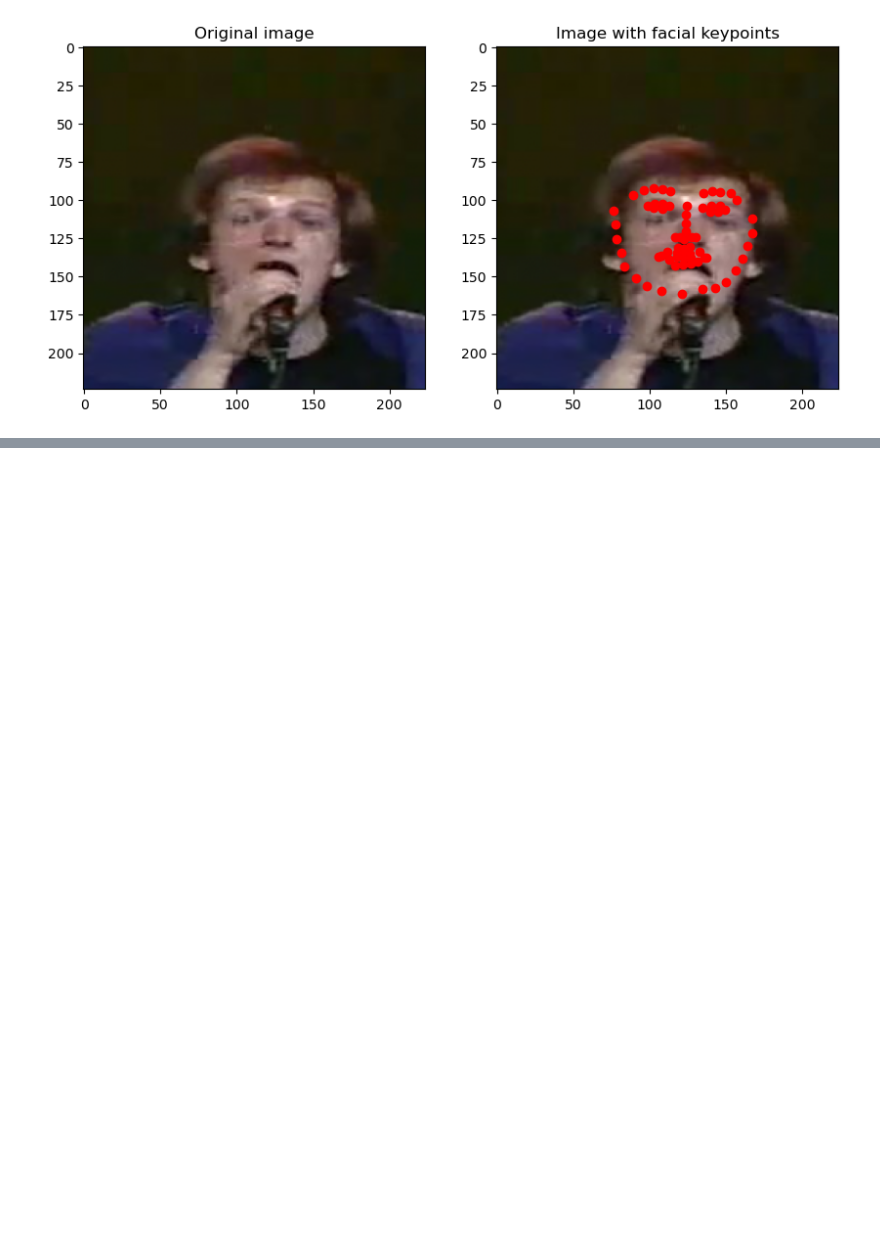
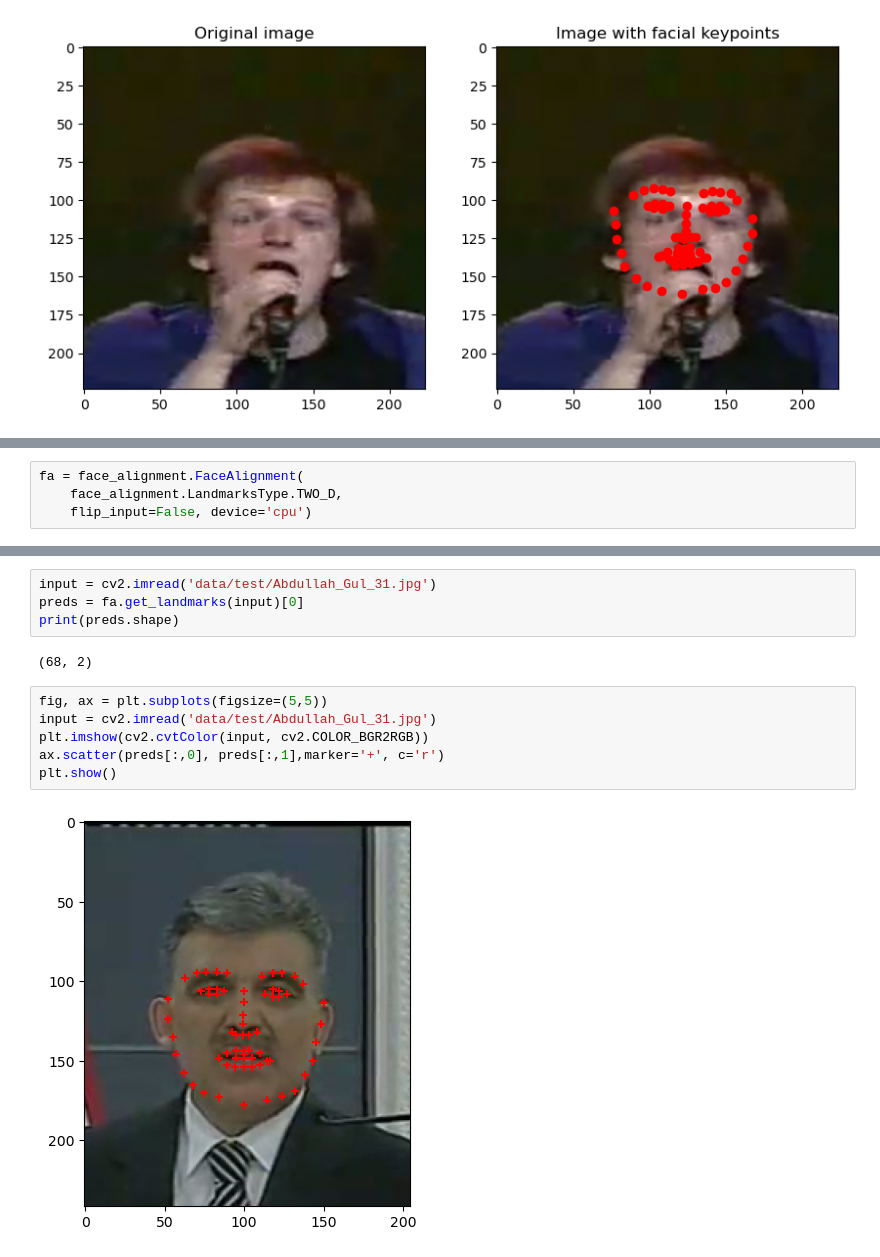
Before and after one commit to qslia/image_classification, a Jupyter notebook: plot.ipynb, the cells around one changed output, grey strips where cells are left out. Cells and saved outputs as stored; diff of their text form; blank space fills up the shorter version.

```diff
--- a/plot.ipynb
+++ b/plot.ipynb
@@ -137,0 +140,4 @@ plt.show()
+# %%
+fa = face_alignment.FaceAlignment(
+    face_alignment.LandmarksType.TWO_D,
+    flip_input=False, device='cpu')
@@ -137,0 +146,14 @@ plt.show()
+# %%
+input = cv2.imread('data/test/Abdullah_Gul_31.jpg')
+preds = fa.get_landmarks(input)[0]
+print(preds.shape)
+# %% [output]
+(68, 2)
+# %%
+fig, ax = plt.subplots(figsize=(5,5))
+input = cv2.imread('data/test/Abdullah_Gul_31.jpg')
+plt.imshow(cv2.cvtColor(input, cv2.COLOR_BGR2RGB))
+ax.scatter(preds[:,0], preds[:,1],marker='+', c='r')
+plt.show()
+# %% [output]
+[figure, added]
```
Also changed, not shown: parts of 15 cells of this notebook, 5 other files.
